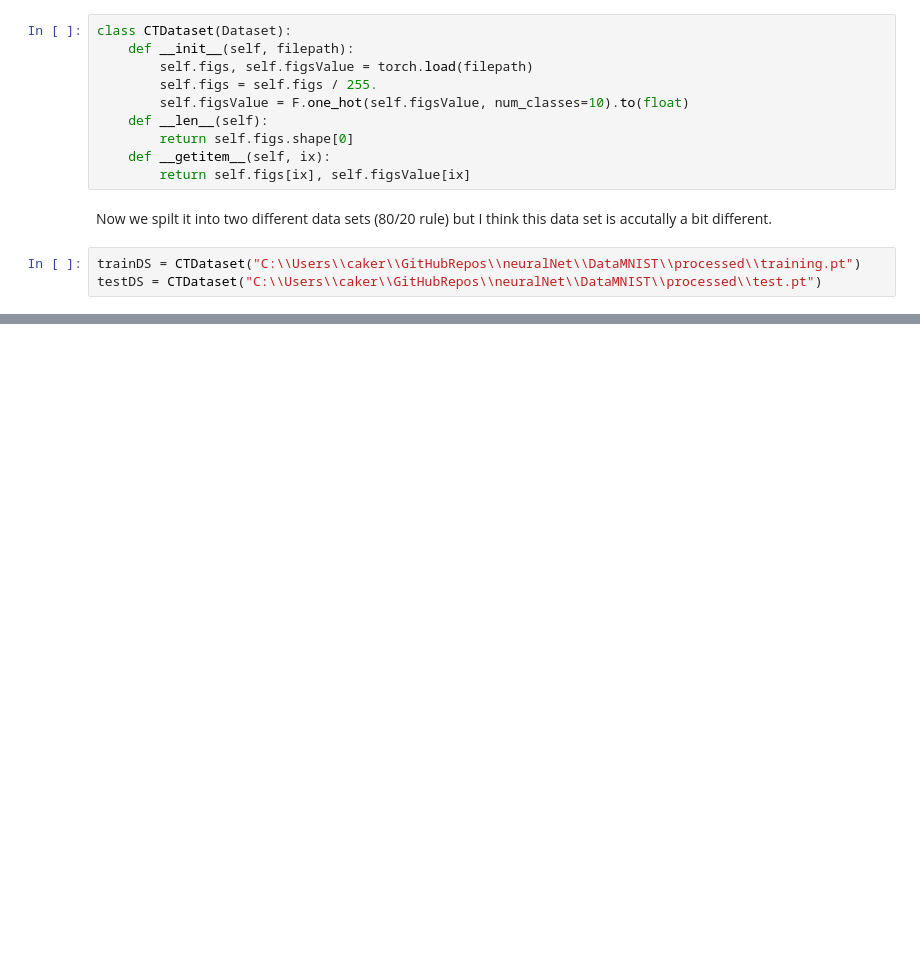
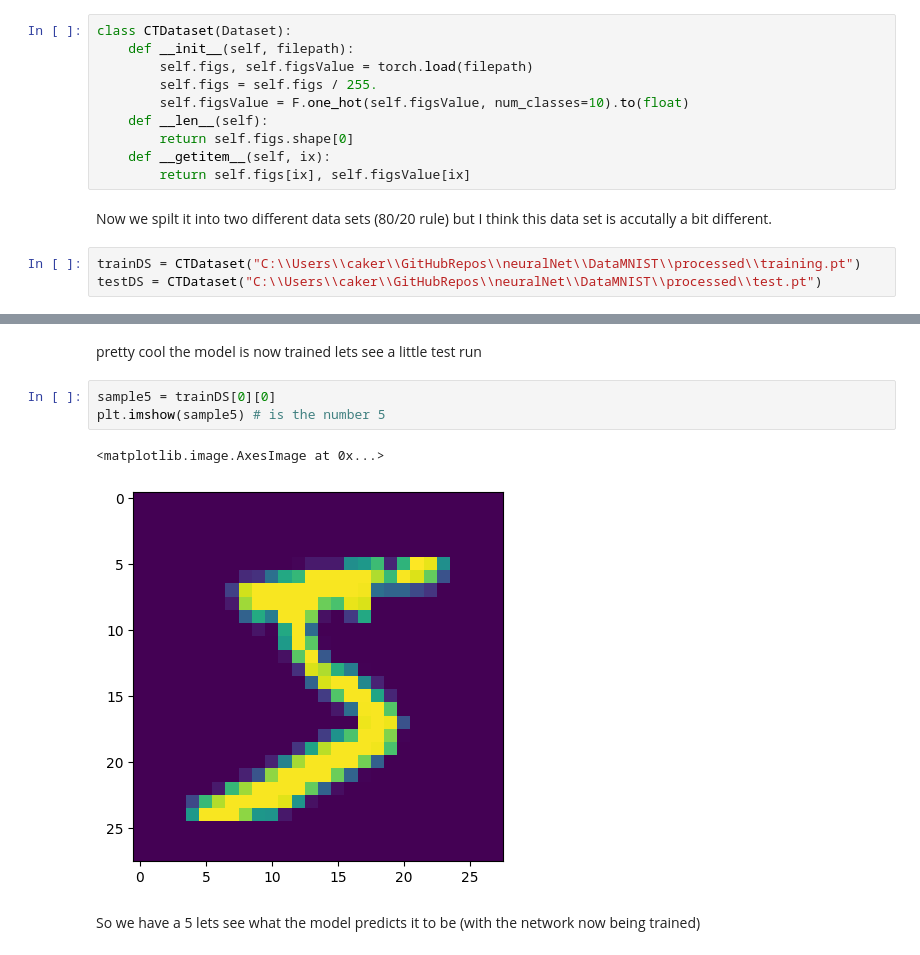
Before and after one commit to rowan-cake/neuralNet, a Jupyter notebook: notebook.ipynb, the cells around one changed output, grey strips where cells are left out. Saved outputs shown, nothing was run; the diff lists cells and outputs as text; blank space fills up the shorter version.

```diff
--- a/notebook.ipynb
+++ b/notebook.ipynb
@@ -67,0 +223,10 @@ Cool now what we need to is to
+# %% [markdown]
+pretty cool the model is now trained lets see a little test run
+# %%
+sample5 = trainDS[0][0]
+plt.imshow(sample5) # is the number 5
+# %% [output]
+<matplotlib.image.AxesImage at 0x...>
+[figure, added]
+# %% [markdown]
+So we have a 5 lets see what the model predicts it to be (with the network now being trained)
```
Also changed, not shown: parts of 27 cells of this notebook, 1 other file.
